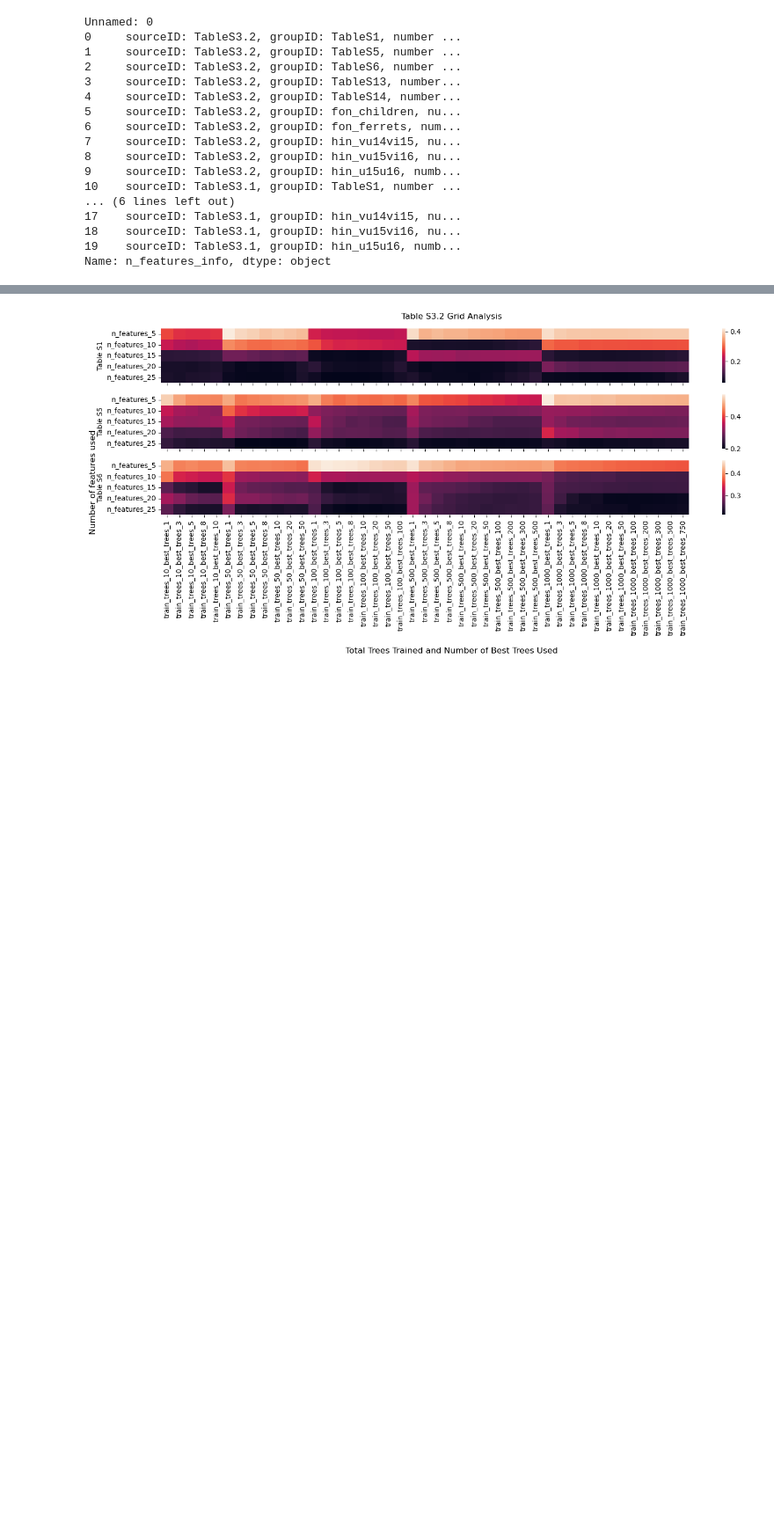
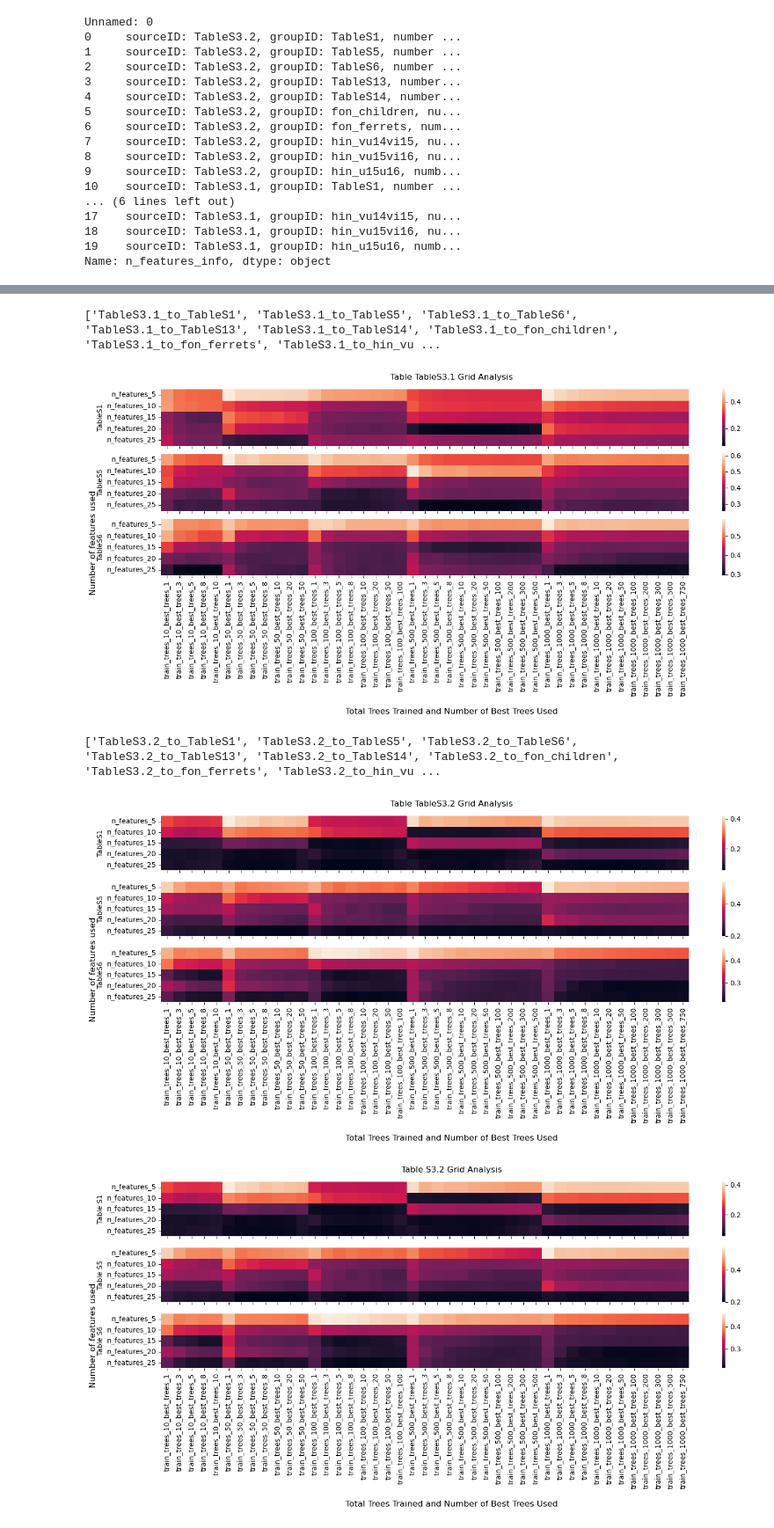
Before and after one commit to nick33333/einav_lab_work, a Jupyter notebook: Nicks_stuff/grid_search_analysis.ipynb, the cells around one changed output, grey strips where cells are left out. Shown at 88% size. Saved outputs shown, nothing was run; the diff lists cells and outputs as text; code cells hidden in the pictures; blank space fills up the shorter version.

Commit message:
added heatmap plotting function

```diff
--- a/Nicks_stuff/grid_search_analysis.ipynb
+++ b/Nicks_stuff/grid_search_analysis.ipynb
@@ -102,3 +151,12 @@ for comparison in comparisons:
+# %%
+grid_heatmap_per_comparison, grid_search_df, n_features_info_df = grid_search_to_df(grid_search_path='grid_search_results.csv',
+                                                                                    n_features_info_path='n_features_info.csv')
+plot_grid_search(grid_heatmap_per_comparison, n_features_info_df, fs_x=15, fs_y=7, exclude_targets=['TableS13', 'TableS14', 'fon_children', 'fon_ferrets', 'hin_vu14vi15', 'hin_vu15vi16', 'hin_u15u16'])
+# %% [output]
+['TableS3.1_to_TableS1', 'TableS3.1_to_TableS5', 'TableS3.1_to_TableS6', 'TableS3.1_to_TableS13', 'TableS3.1_to_TableS14', 'TableS3.1_to_fon_children', 'TableS3.1_to_fon_ferrets', 'TableS3.1_to_hin_vu ...
+[figure, added]
+['TableS3.2_to_TableS1', 'TableS3.2_to_TableS5', 'TableS3.2_to_TableS6', 'TableS3.2_to_TableS13', 'TableS3.2_to_TableS14', 'TableS3.2_to_fon_children', 'TableS3.2_to_fon_ferrets', 'TableS3.2_to_hin_vu ...
+[figure, added]
 # %%
 fig, axs = plt.subplots(nrows=3, ncols=1, figsize=(15,7))
 
```
Also changed, not shown: parts of 9 cells of this notebook, 8 other files.
